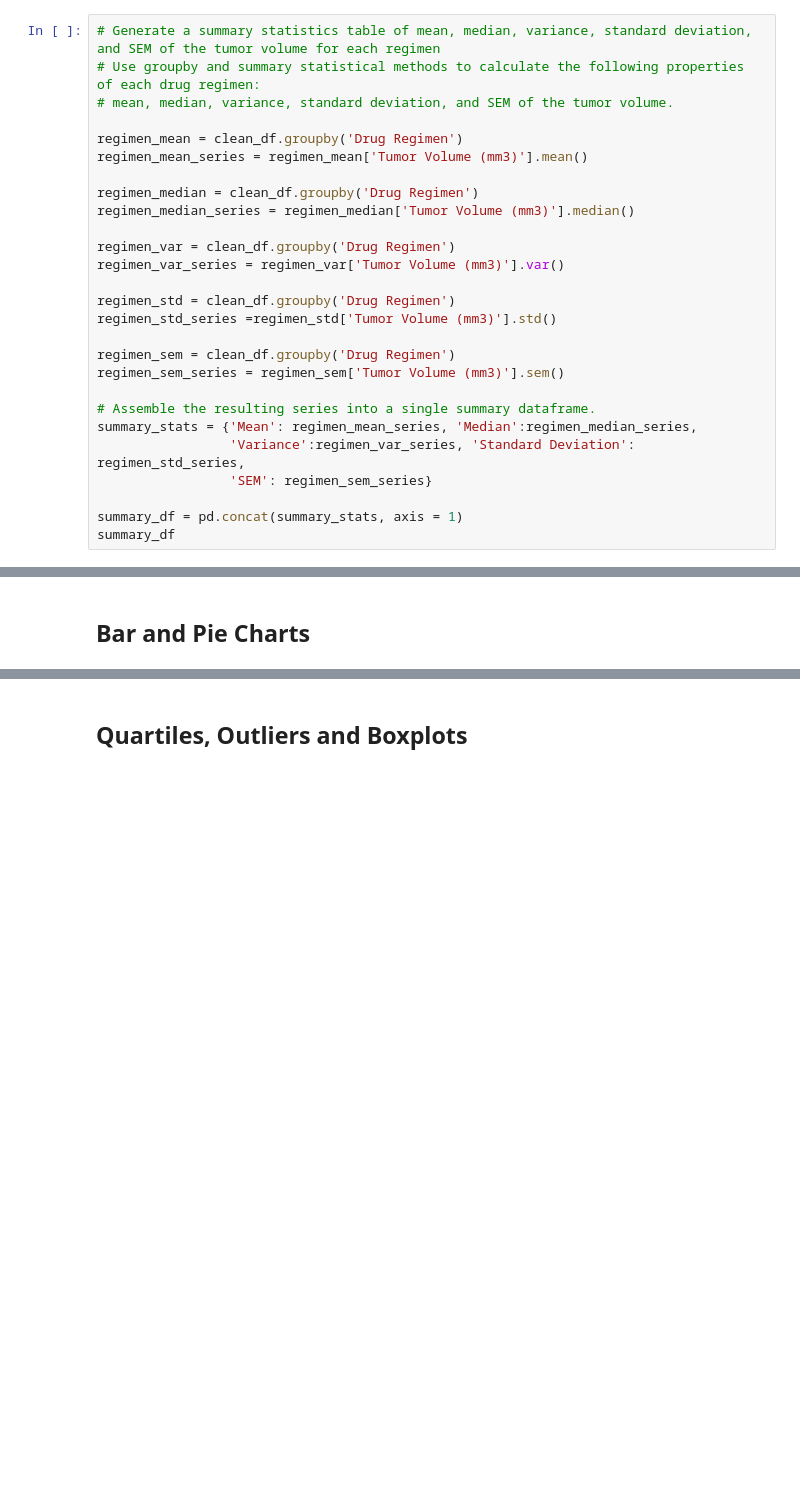
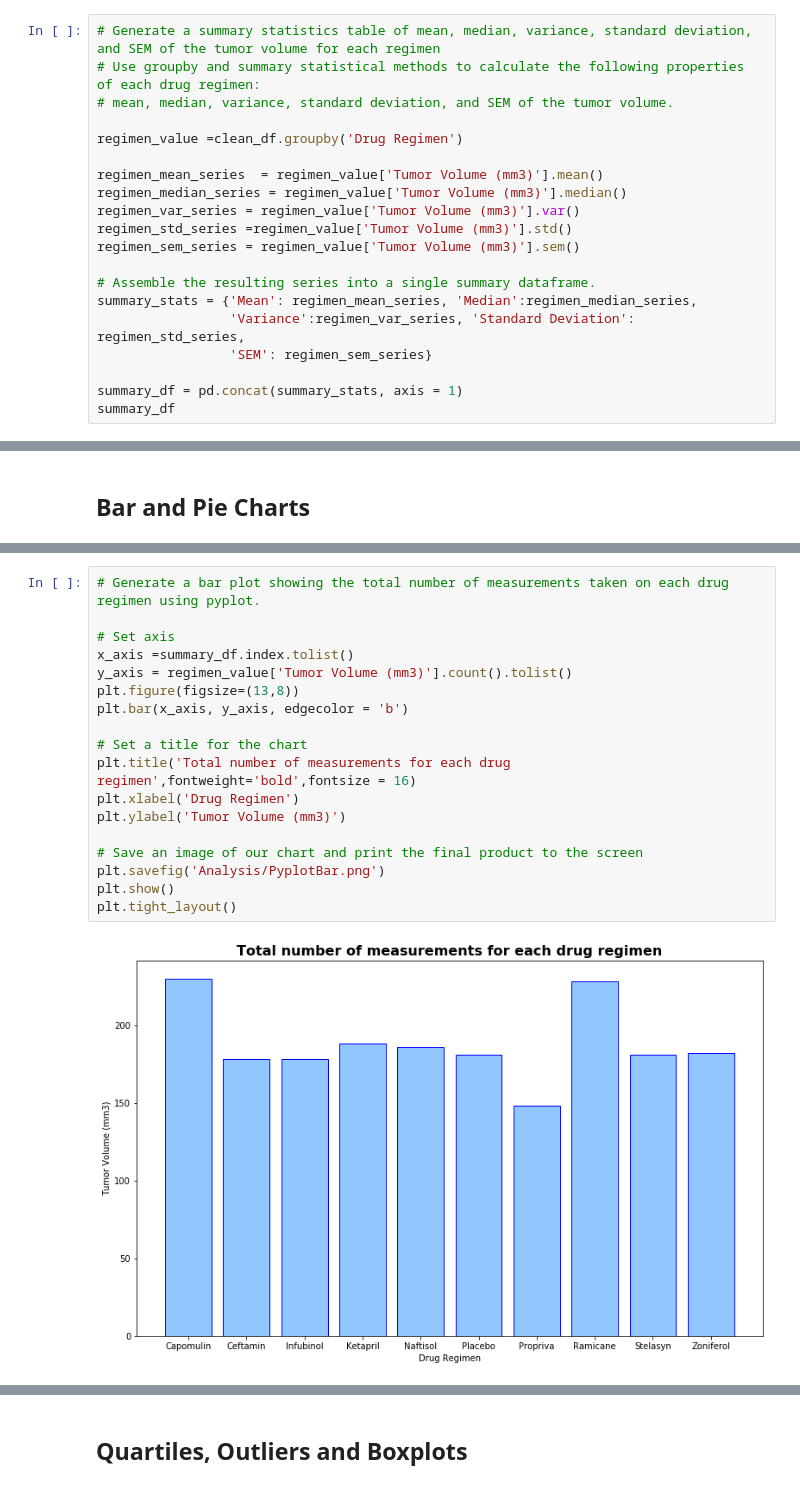
Before and after one commit to aashitarakesh/Matplotlib_Challenge, a Jupyter notebook: pymaceuticals_starter.ipynb, the cells around one changed output, grey strips where cells are left out. Cells and saved outputs as stored; diff of their text form; blank space fills up the shorter version.

```diff
--- a/pymaceuticals_starter.ipynb
+++ b/pymaceuticals_starter.ipynb
@@ -86,20 +87,13 @@ clean_mice_num
 # Use groupby and summary statistical methods to calculate the following properties of each drug regimen:
 # mean, median, variance, standard deviation, and SEM of the tumor volume.
 
-regimen_mean = clean_df.groupby('Drug Regimen')
-regimen_mean_series = regimen_mean['Tumor Volume (mm3)'].mean()
+regimen_value =clean_df.groupby('Drug Regimen')
 
-regimen_median = clean_df.groupby('Drug Regimen')
-regimen_median_series = regimen_median['Tumor Volume (mm3)'].median()
-
-regimen_var = clean_df.groupby('Drug Regimen')
-regimen_var_series = regimen_var['Tumor Volume (mm3)'].var()
-
-regimen_std = clean_df.groupby('Drug Regimen')
-regimen_std_series =regimen_std['Tumor Volume (mm3)'].std()
-
-regimen_sem = clean_df.groupby('Drug Regimen')
-regimen_sem_series = regimen_sem['Tumor Volume (mm3)'].sem()
+regimen_mean_series  = regimen_value['Tumor Volume (mm3)'].mean()
+regimen_median_series = regimen_value['Tumor Volume (mm3)'].median()
+regimen_var_series = regimen_value['Tumor Volume (mm3)'].var()
+regimen_std_series =regimen_value['Tumor Volume (mm3)'].std()
+regimen_sem_series = regimen_value['Tumor Volume (mm3)'].sem()
 
 # Assemble the resulting series into a single summary dataframe.
 summary_stats = {'Mean': regimen_mean_series, 'Median':regimen_median_series,
@@ -148,0 +162,20 @@ summary_stats
+# %%
+# Generate a bar plot showing the total number of measurements taken on each drug regimen using pyplot.
+
+# Set axis
+x_axis =summary_df.index.tolist()
+y_axis = regimen_value['Tumor Volume (mm3)'].count().tolist()
+plt.figure(figsize=(13,8))
+plt.bar(x_axis, y_axis, edgecolor = 'b')
+
+# Set a title for the chart
+plt.title('Total number of measurements for each drug regimen',fontweight='bold',fontsize = 16)
+plt.xlabel('Drug Regimen')
+plt.ylabel('Tumor Volume (mm3)')
+
+# Save an image of our chart and print the final product to the screen
+plt.savefig('Analysis/PyplotBar.png')
+plt.show()
+plt.tight_layout()
+# %% [output]
+[figure, added]
```
Also changed, not shown: parts of 25 cells of this notebook, 11 other files.
